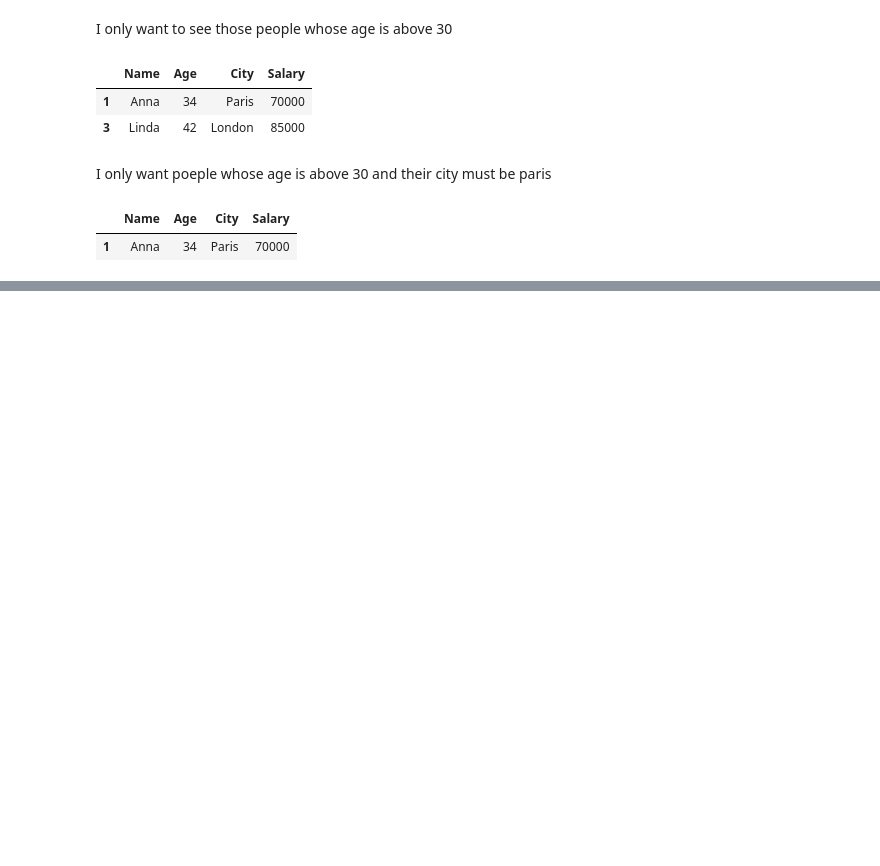
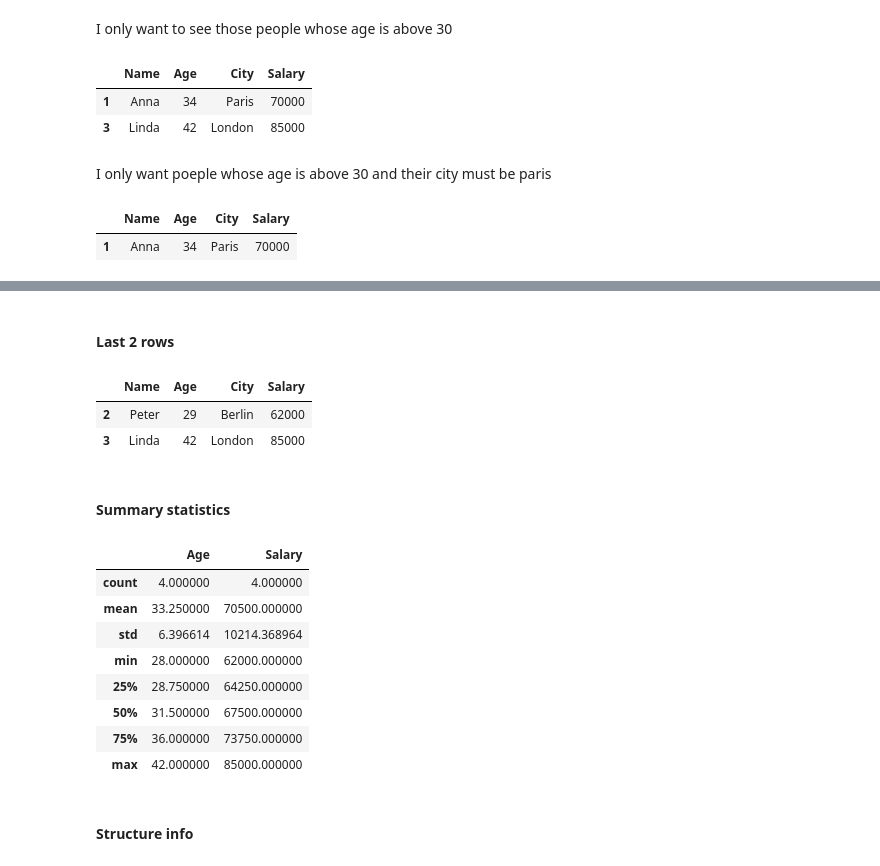
Before and after one commit to dipesh26/AI-ML-Engineer-Prep, a Jupyter notebook: Data_Science/Pandas/Pandas_basics/pandas_dataframes.ipynb, the cells around one changed output, grey strips where cells are left out. Cells and saved outputs as stored; diff of their text form; code cells hidden in the pictures; blank space fills up the shorter version.

```diff
--- a/Data_Science/Pandas/Pandas_basics/pandas_dataframes.ipynb
+++ b/Data_Science/Pandas/Pandas_basics/pandas_dataframes.ipynb
@@ -184,0 +195,24 @@ df2[(df2['Age'] > 30) & (df2['City'] == 'Paris')]
+# %% [markdown]
+#### Last 2 rows
+# %%
+df2.tail(2)
+# %% [output]
+|  | Name | Age | City | Salary |
+| 2 | Peter | 29 | Berlin | 62000 |
+| 3 | Linda | 42 | London | 85000 |
+# %% [markdown]
+#### Summary statistics
+# %%
+df2.describe()
+# %% [output]
+|  | Age | Salary |
+| count | 4.000000 | 4.000000 |
+| mean | 33.250000 | 70500.000000 |
+| std | 6.396614 | 10214.368964 |
+| min | 28.000000 | 62000.000000 |
+| 25% | 28.750000 | 64250.000000 |
+| 50% | 31.500000 | 67500.000000 |
+| 75% | 36.000000 | 73750.000000 |
+| max | 42.000000 | 85000.000000 |
+# %% [markdown]
+#### Structure info
```
Also changed, not shown: parts of 3 cells of this notebook, 1 other file.
